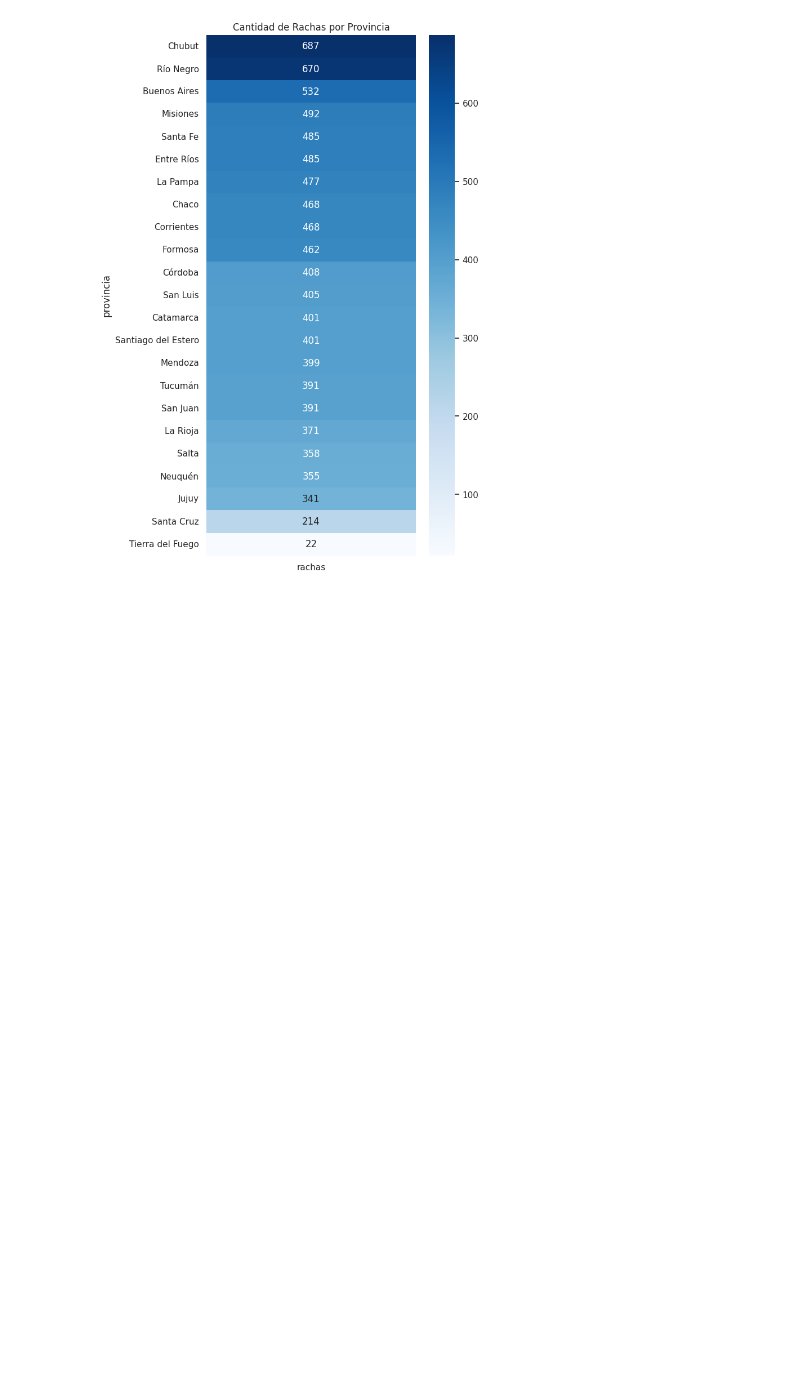
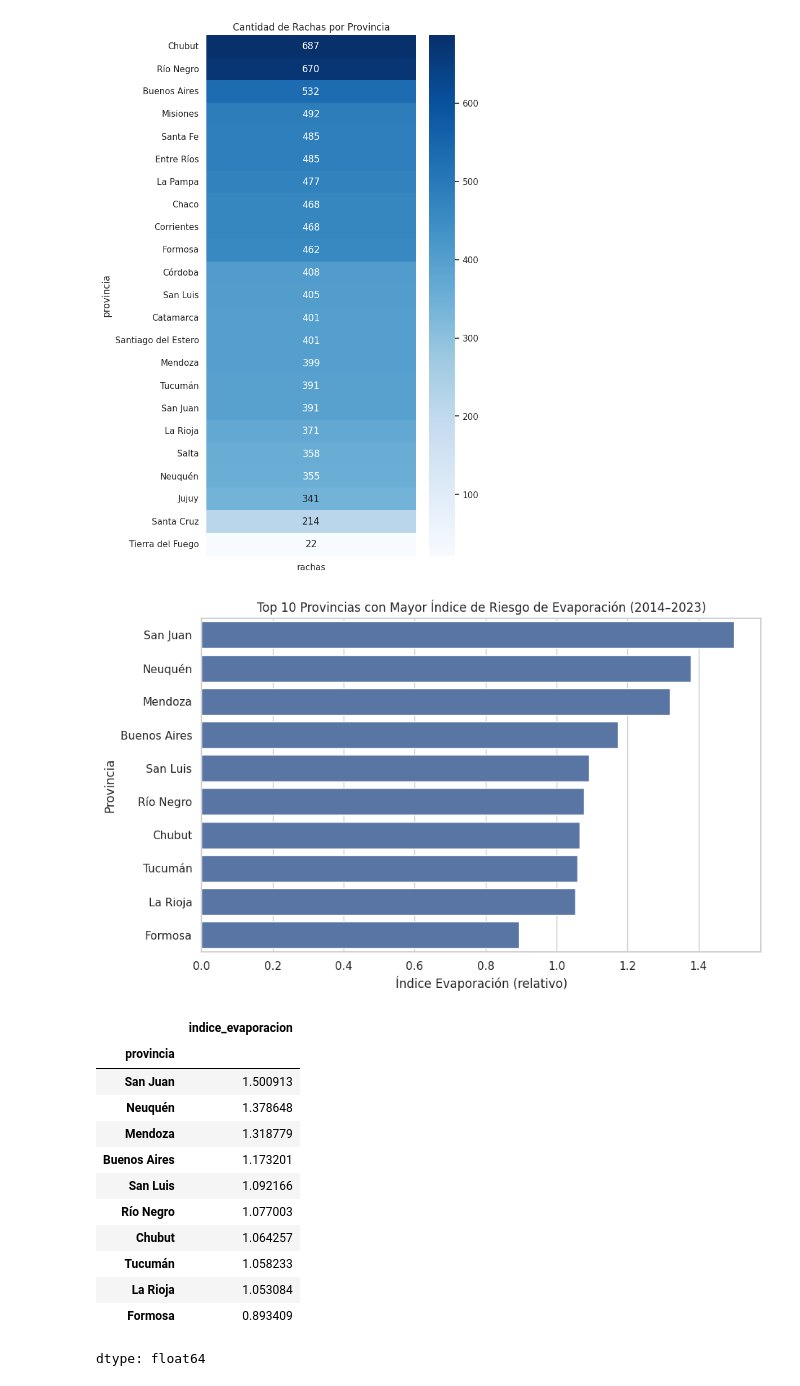
Before and after one commit to IvanSerem/ds2-proyecto-agricola, a Jupyter notebook: DataScienceII.ipynb, the cells around one changed output. Cells and saved outputs as stored; diff of their text form; code cells hidden in the pictures; blank space fills up the shorter version.

```diff
--- a/DataScienceII.ipynb
+++ b/DataScienceII.ipynb
@@ -739,3 +739,51 @@ plt.title("Cantidad de Rachas por Provincia")
 plt.show()
 # %% [output]
 [figure]
+# %%
+import numpy as np
+import matplotlib.pyplot as plt
+import seaborn as sns
+
+# 1️⃣ Creamos el índice simple de evaporación
+df_clima_crudo["indice_evaporacion"] = (
+    df_clima_crudo["T2M"] * df_clima_crudo["WS2M"] / df_clima_crudo["RH2M"]
+)
+
+# 2️⃣ Promedio por provincia
+evap_prov = (
+    df_clima_crudo
+    .groupby("provincia")["indice_evaporacion"]
+    .mean()
+    .sort_values(ascending=False)
+)
+
+# 3️⃣ Top 10 provincias con mayor riesgo evaporativo
+top_10_evap = evap_prov.head(10)
+
+# 4️⃣ Gráfico
+plt.figure(figsize=(10,6))
+sns.barplot(x=top_10_evap.values, y=top_10_evap.index)
+
+plt.title("Top 10 Provincias con Mayor Índice de Riesgo de Evaporación (2014–2023)")
+plt.xlabel("Índice Evaporación (relativo)")
+plt.ylabel("Provincia")
+
+plt.show()
+
+# 5️⃣ Mostrar valores
+display(top_10_evap)
+# %% [output]
+[figure, added]
+|  | indice_evaporacion |
+| provincia |  |
+| San Juan | 1.500913 |
+| Neuquén | 1.378648 |
+| Mendoza | 1.318779 |
+| Buenos Aires | 1.173201 |
+| San Luis | 1.092166 |
+| Río Negro | 1.077003 |
+| Chubut | 1.064257 |
+| Tucumán | 1.058233 |
+| La Rioja | 1.053084 |
+| Formosa | 0.893409 |
+dtype: float64
```
Also changed, not shown: parts of 6 cells of this notebook.
